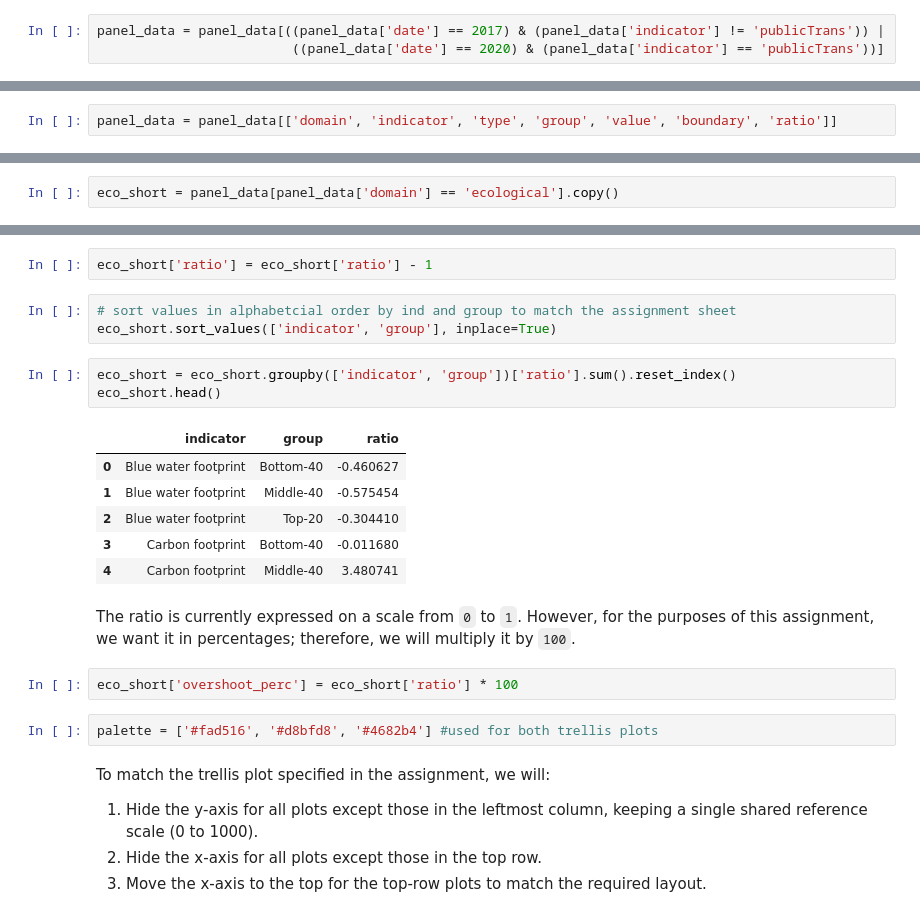
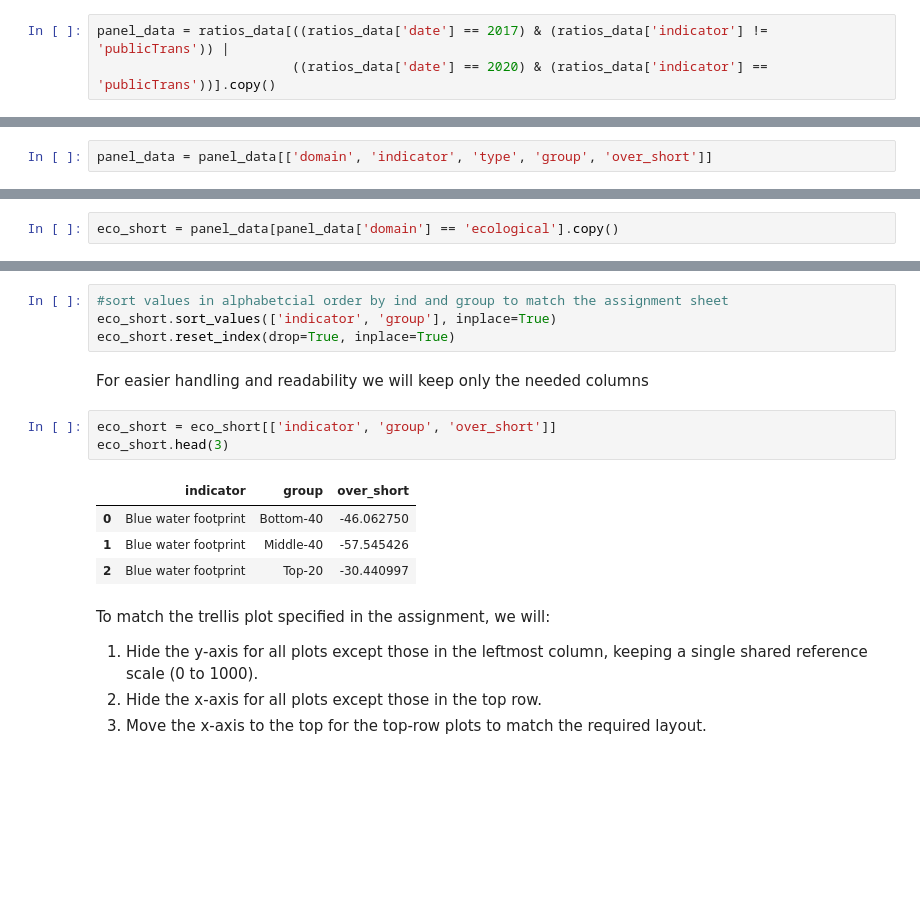
Before and after one commit to romgzn/Data_Analysis_Machine_Learning_Assignments, a Jupyter notebook: first_assignment/Doughnut.ipynb, the cells around one changed output, grey strips where cells are left out. Saved outputs shown, nothing was run; the diff lists cells and outputs as text; blank space fills up the shorter version.

```diff
--- a/first_assignment/Doughnut.ipynb
+++ b/first_assignment/Doughnut.ipynb
@@ -287,3 +332,3 @@ We will use the `2017` indicator values, as this is the only year in which all i
 # %%
-panel_data = panel_data[((panel_data['date'] == 2017) & (panel_data['indicator'] != 'publicTrans')) |
-                         ((panel_data['date'] == 2020) & (panel_data['indicator'] == 'publicTrans'))]
+panel_data = ratios_data[((ratios_data['date'] == 2017) & (ratios_data['indicator'] != 'publicTrans')) |
+                         ((ratios_data['date'] == 2020) & (ratios_data['indicator'] == 'publicTrans'))].copy()
@@ -332,2 +378,2 @@ panel_data['indicator'] = panel_data['indicator'].map(panel_indicator_map)
 # %%
-panel_data = panel_data[['domain', 'indicator', 'type', 'group', 'value', 'boundary', 'ratio']]
+panel_data = panel_data[['domain', 'indicator', 'type', 'group', 'over_short']]
@@ -353,24 +389,17 @@ To achieve this, we will subtract `1` from every value in the `ratio` column.
-# %%
-eco_short['ratio'] = eco_short['ratio'] - 1
 # %%
-# sort values in alphabetcial order by ind and group to match the assignment sheet
+#sort values in alphabetcial order by ind and group to match the assignment sheet
 eco_short.sort_values(['indicator', 'group'], inplace=True)
+eco_short.reset_index(drop=True, inplace=True)
+# %% [markdown]
+For easier handling and readability we will keep only the needed columns
 # %%
-eco_short = eco_short.groupby(['indicator', 'group'])['ratio'].sum().reset_index()
-eco_short.head()
+eco_short = eco_short[['indicator', 'group', 'over_short']]
+eco_short.head(3)
 # %% [output]
-|  | indicator | group | ratio |
-| 0 | Blue water footprint | Bottom-40 | -0.460627 |
-| 1 | Blue water footprint | Middle-40 | -0.575454 |
-| 2 | Blue water footprint | Top-20 | -0.304410 |
-| 3 | Carbon footprint | Bottom-40 | -0.011680 |
-| 4 | Carbon footprint | Middle-40 | 3.480741 |
+|  | indicator | group | over_short |
+| 0 | Blue water footprint | Bottom-40 | -46.062750 |
+| 1 | Blue water footprint | Middle-40 | -57.545426 |
+| 2 | Blue water footprint | Top-20 | -30.440997 |
-# %% [markdown]
-The ratio is currently expressed on a scale from `0` to `1`. However, for the purposes of this assignment, we want it in percentages; therefore, we will multiply it by `100`.
-# %%
-eco_short['overshoot_perc'] = eco_short['ratio'] * 100
-# %%
-palette = ['#fad516', '#d8bfd8', '#4682b4'] #used for both trellis plots
 # %% [markdown]
 To match the trellis plot specified in the assignment, we will:
 
```
Also changed, not shown: parts of 84 cells of this notebook.
